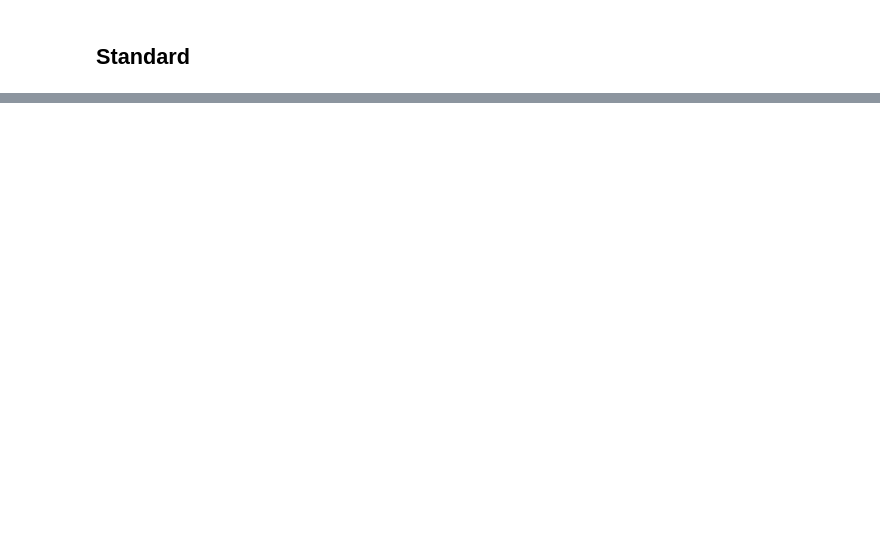
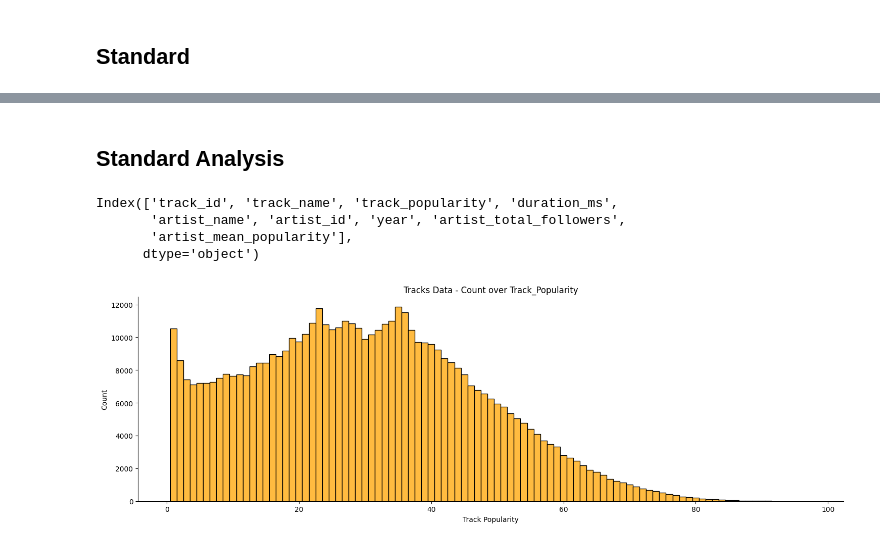
Before and after one commit to mavwong/SpotifyDataAnalysis, a Jupyter notebook: 03-analysis_main.ipynb, the cells around one changed output, grey strips where cells are left out. Cells and saved outputs as stored; diff of their text form; code cells hidden in the pictures; blank space fills up the shorter version.

```diff
--- a/03-analysis_main.ipynb
+++ b/03-analysis_main.ipynb
@@ -76,0 +39,11 @@ Ignoring `palette` because no `hue` variable has been assigned.
+# %% [markdown]
+## Standard Analysis
+# %%
+eval_tracks = EvaluateDataset(df_tracks, "Tracks", export_plot=True, output_path=OUTPUT_MAIN)
+# %%
+eval_tracks.dataframe.columns
+# %% [output]
+Index(['track_id', 'track_name', 'track_popularity', 'duration_ms',
+       'artist_name', 'artist_id', 'year', 'artist_total_followers',
+       'artist_mean_popularity'],
+      dtype='object')
@@ -76,0 +52,4 @@ Ignoring `palette` because no `hue` variable has been assigned.
+# %%
+eval_tracks.get_category_hist("track_popularity", show=True)
+# %% [output]
+[figure, added]
```
Also changed, not shown: parts of 26 cells of this notebook, 20 other files.
